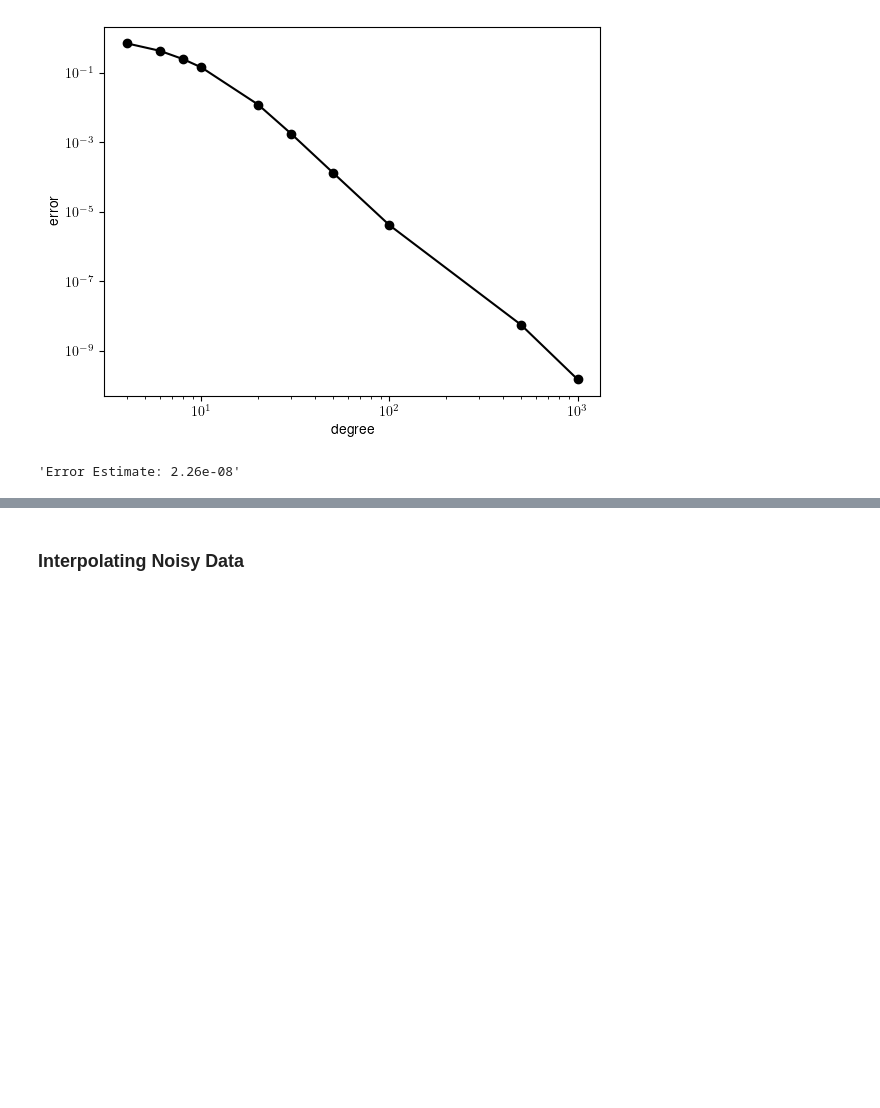
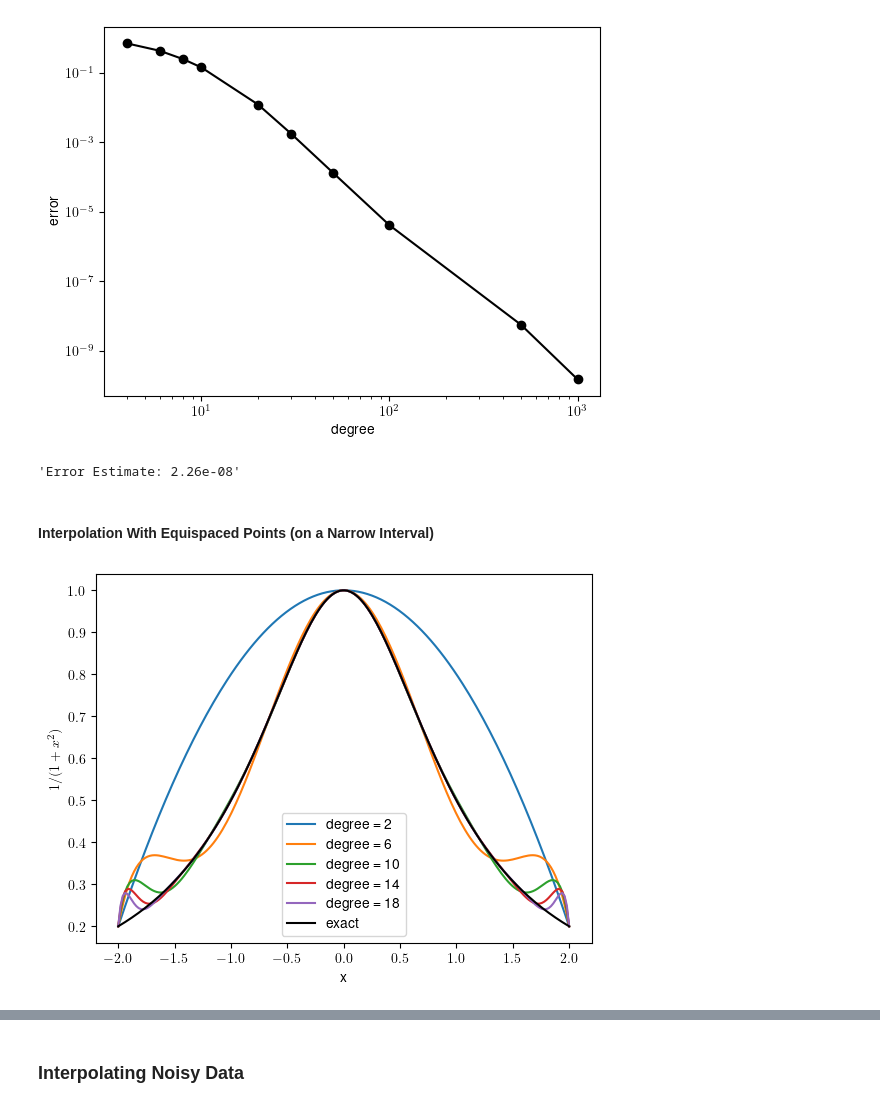
Before and after one commit to ktchu/RESEARCH-Math-Exploration, a Jupyter notebook: notebooks/2022-12-15-Accuracy_of_Polynomial_Interpolation.ipynb, the cells around one changed output, grey strips where cells are left out. Cells and saved outputs as stored; diff of their text form; code cells hidden in the pictures; blank space fills up the shorter version.

```diff
--- a/notebooks/2022-12-15-Accuracy_of_Polynomial_Interpolation.ipynb
+++ b/notebooks/2022-12-15-Accuracy_of_Polynomial_Interpolation.ipynb
@@ -474,3 +489,55 @@ error_estimate = max_d4ydx4 / 24 * max_dx**4 * (9 / 4)
 display(f"Error Estimate: {error_estimate:0.3g}")
 # %% [output]
 'Error Estimate: 2.26e-08'
+# %% [markdown]
+#### Interpolation With Equispaced Points (on a Narrow Interval)
+# %%
+
+# --- Parameters
+
+# Simulation parameters
+x_max = 2
+interpolant_degrees = [2, 4, 6, 8, 10, 12, 14, 16, 18, 20, 22, 24, 26, 28, 30, 40, 50]
+plot_degrees = [2, 6, 10, 14, 18]
+
+# --- Perform interpolation
+
+# Initialize errors
+errors = []
+
+# Initialize figure
+fig = plt.figure()
+x_plot = np.linspace(-x_max, x_max, num=N_plot)
+
+# Compute exact values at plotting points
+y_exact = lorentzian(x_plot)
+
+for degree in interpolant_degrees:
+
+    # Generate interpolation points
+    N = degree + 1
+    x = np.linspace(-x_max, x_max, num=N)
+    y = lorentzian(x)
+
+    # Compute interpolating polynomial
+    P = interpolate.lagrange(x, y)
+
+    # Compute error of interpolant at plotting points
+    y_interpolated = Polynomial(P.coef[::-1])(x_plot)
+    errors.append(max(abs(y_interpolated - y_exact)))
+
+    # Add plot of interpolating polynomial for specified degrees
+    if degree in plot_degrees:
+        plt.plot(x_plot, y_interpolated, label=f"degree = {degree}")
+
+# Add plot of exact function
+plt.plot(x_plot, y_exact, "k-", label="exact")
+
+# Add figure decorators
+plt.xlabel("x")
+plt.ylabel(r"$1 / (1+x^2)$")
+plt.legend()
+
+plt.show()  # suppresses Matplotlib messages
+# %% [output]
+[figure, added]
```
Also changed, not shown: parts of 10 cells of this notebook.
